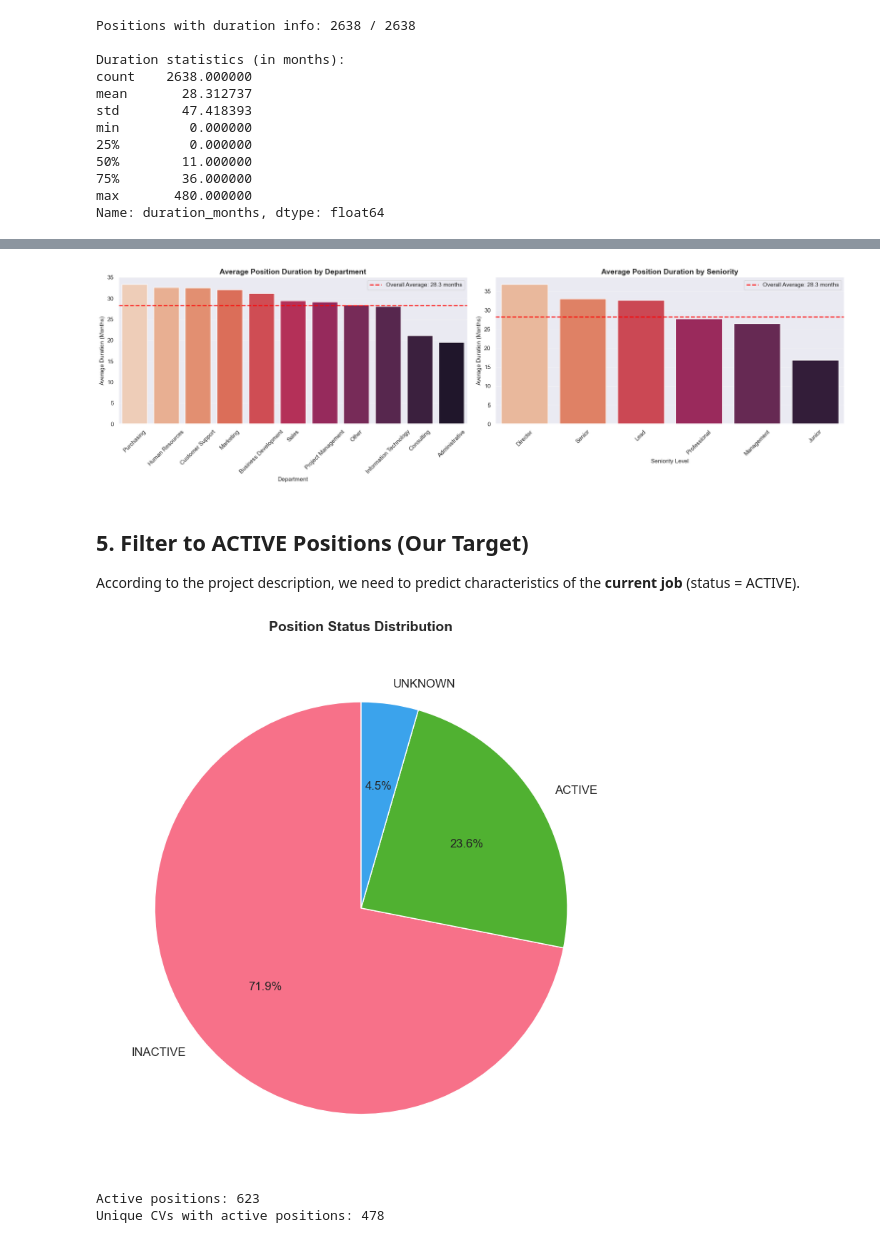
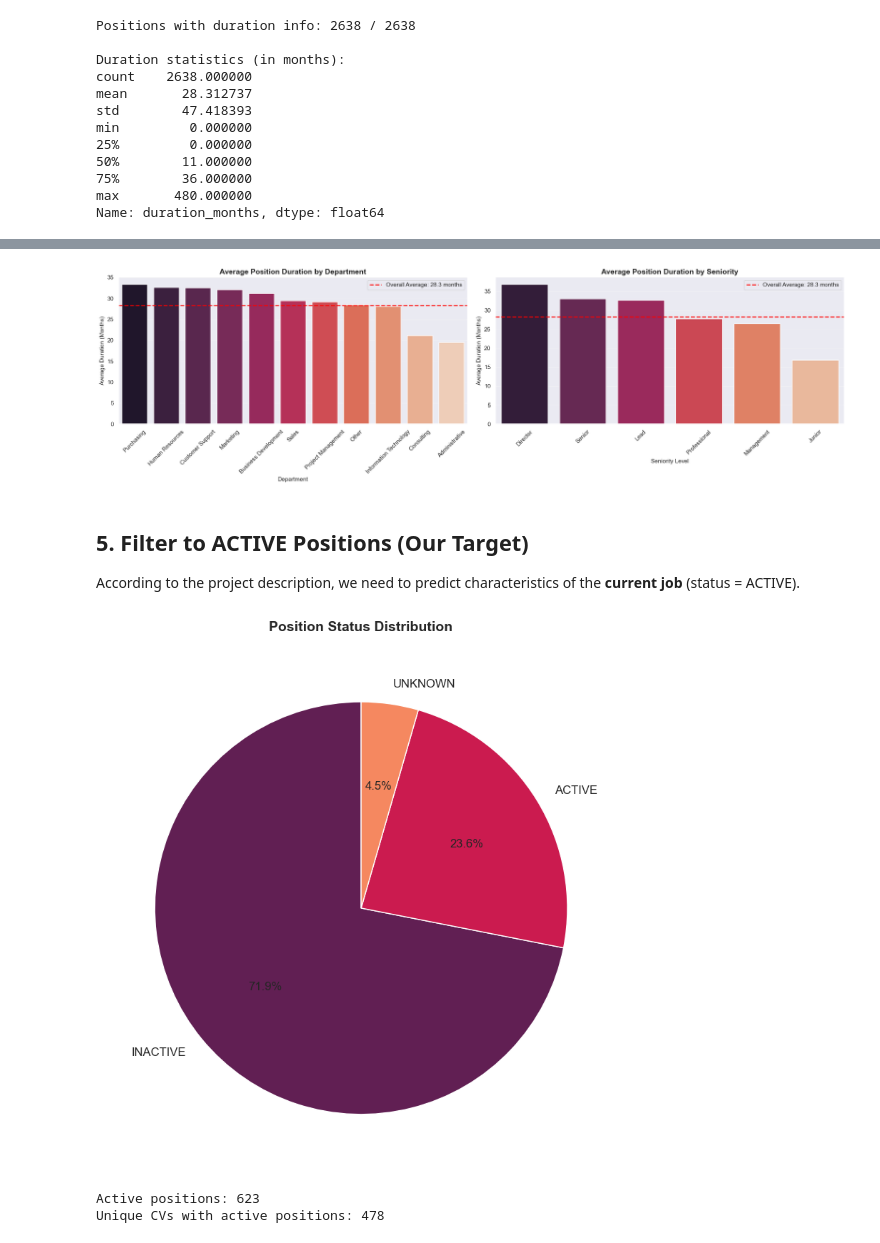
Before and after one commit to Julster35/BuzzwordLearner, a Jupyter notebook: notebooks/01_eda.ipynb, the cells around one changed output, grey strips where cells are left out. Cells and saved outputs as stored; diff of their text form; code cells hidden in the pictures.

Commit message:
new excecution count

```diff
--- a/notebooks/01_eda.ipynb
+++ b/notebooks/01_eda.ipynb
@@ -414,7 +414,7 @@ fig, axes = plt.subplots(1, 2, figsize=(20, 6))
 
 # Plot 1: Department duration
 sns.barplot(x=avg_duration_dept.index, y=avg_duration_dept.values, hue=avg_duration_dept.index,
-            palette="rocket_r", legend=False, ax=axes[0])
+            palette="rocket", legend=False, ax=axes[0])
 axes[0].axhline(df_with_duration['duration_months'].mean(), color='red', linestyle='--',
                 linewidth=2, label=f'Overall Average: {df_with_duration["duration_months"].mean():.1f} months')
 axes[0].set_title('Average Position Duration by Department', fontsize=14, fontweight='bold')
@@ -426,7 +426,7 @@ axes[0].grid(axis='y', alpha=0.3)
 
 # Plot 2: Seniority duration
 sns.barplot(x=avg_duration_sen.index, y=avg_duration_sen.values, hue=avg_duration_sen.index,
-            palette="rocket_r", legend=False, ax=axes[1])
+            palette="rocket", legend=False, ax=axes[1])
 axes[1].axhline(df_with_duration['duration_months'].mean(), color='red', linestyle='--',
                 linewidth=2, label=f'Overall Average: {df_with_duration["duration_months"].mean():.1f} months')
 axes[1].set_title('Average Position Duration by Seniority', fontsize=14, fontweight='bold')
@@ -440,7 +440,7 @@ plt.tight_layout()
 plt.savefig('../reports/figures/avg_duration_dept_seniority.png', dpi=150, bbox_inches='tight')
 plt.show()
 # %% [output]
-[figure, old version]
+[figure, new version]
 # %% [markdown]
 ## 5. Filter to ACTIVE Positions (Our Target)
 
@@ -448,17 +448,17 @@ According to the project description, we need to predict characteristics of the
 # %%
 # Visualize status distribution as pie chart
 status_counts = df_annotated['status'].value_counts()
-colors = sns.color_palette('husl', n_colors=len(status_counts))
+colors = sns.color_palette('rocket', n_colors=len(status_counts))
 
 plt.figure(figsize=(8, 8))
 plt.pie(status_counts.values, labels=status_counts.index, autopct='%1.1f%%',
         startangle=90, colors=colors, textprops={'fontsize': 12})
 plt.title('Position Status Distribution', fontsize=14, fontweight='bold', pad=20)
 plt.tight_layout()
 plt.savefig('../reports/figures/status_distribution_pie.png', dpi=150)
 plt.show()
 # %% [output]
-[figure, old version]
+[figure, new version]
 # %%
 # Filter to active positions only
 df_active = df_annotated[df_annotated['status'] == 'ACTIVE'].copy()
```
Also changed, not shown: parts of 10 cells of this notebook.
